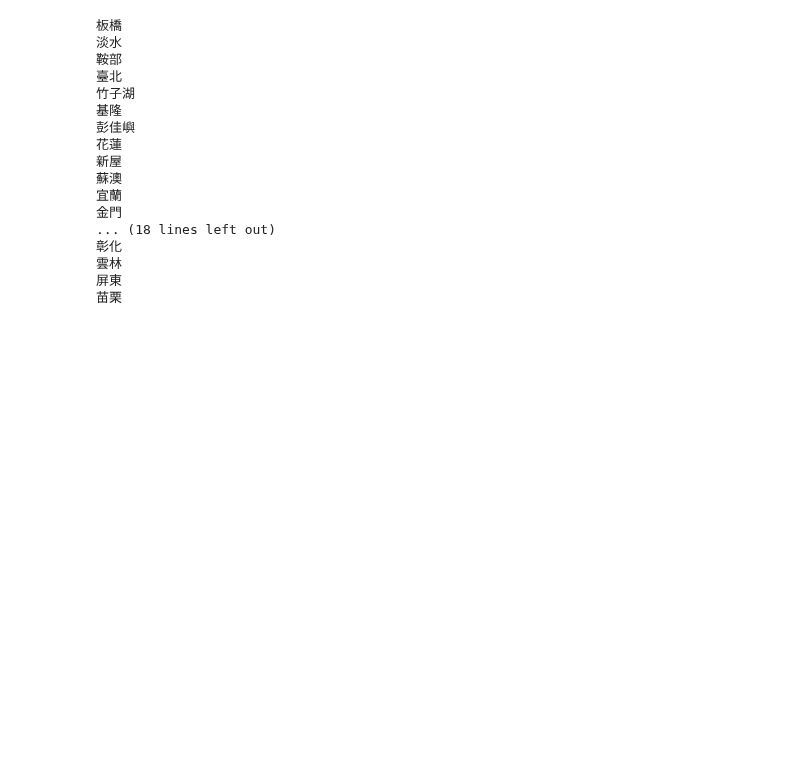
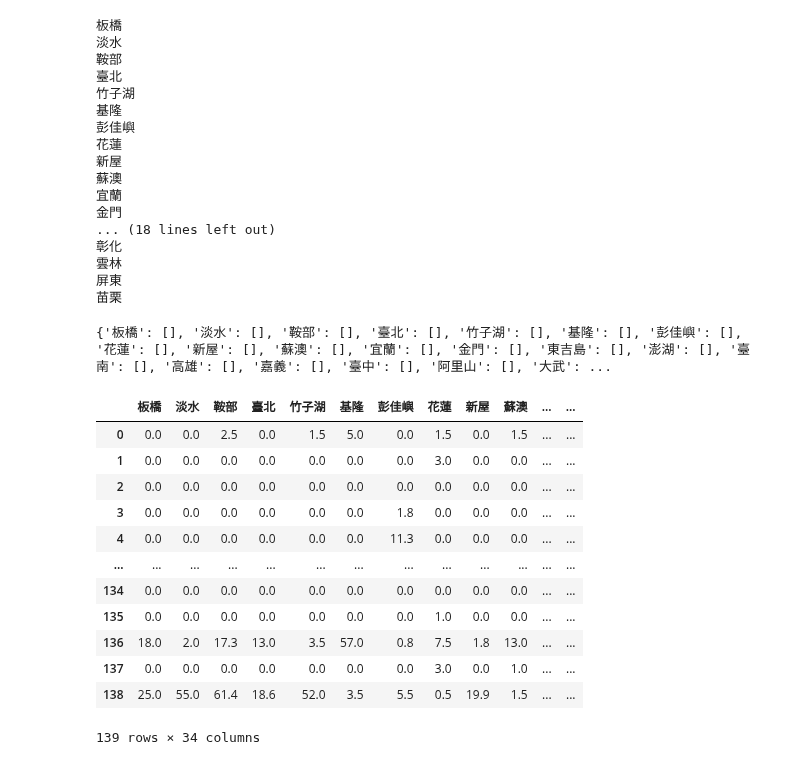
Before and after one commit to jiangsir/PythonBasic, a Jupyter notebook: Pandas基礎用法.ipynb, the cells around one changed output. Drawn from its saved outputs; the diff is of its cells as text; code cells hidden in the pictures; blank space fills up the shorter version.

```diff
--- a/Pandas基礎用法.ipynb
+++ b/Pandas基礎用法.ipynb
@@ -964,3 +968,60 @@ for location in locations:
 雲林
 屏東
 苗栗
+# %%
+# C-B0025-001-每日雨量-局屬地面測站每日雨量資料.json
+'''
+將這些站點建立成一個 dict
+'''
+
+import pandas as pd
+import os, json
+
+filename = os.path.join("datas", 'C-B0025-001-每日雨量-局屬地面測站每日雨量資料.json')
+
+with open(filename, 'r', encoding='UTF-8') as f:
+    datas = json.loads(f.read())
+
+locations = datas['cwbdata']['resources']['resource']['data']['surfaceObs']['location']
+dict = {}
+for location in locations:
+    dict[location['station']['stationName']] = []
+
+print(dict)
+# %% [output]
+{'板橋': [], '淡水': [], '鞍部': [], '臺北': [], '竹子湖': [], '基隆': [], '彭佳嶼': [], '花蓮': [], '新屋': [], '蘇澳': [], '宜蘭': [], '金門': [], '東吉島': [], '澎湖': [], '臺南': [], '高雄': [], '嘉義': [], '臺中': [], '阿里山': [], '大武': ...
+# %%
+# C-B0025-001-每日雨量-局屬地面測站每日雨量資料.json
+
+import pandas as pd
+import os, json
+
+filename = os.path.join("datas", 'C-B0025-001-每日雨量-局屬地面測站每日雨量資料.json')
+
+with open(filename, 'r', encoding='UTF-8') as f:
+    datas = json.loads(f.read())
+
+locations = datas['cwbdata']['resources']['resource']['data']['surfaceObs']['location']
+dict = {}
+for location in locations:
+    dict[location['station']['stationName']] = []
+    stationObsTimes = location['stationObsTimes']['stationObsTime']
+    for stationObsTime in stationObsTimes:
+        dict[location['station']['stationName']].append(stationObsTime['weatherElements']['precipitation'])
+
+df = pd.DataFrame(dict)
+display(df)
+# %% [output]
+|  | 板橋 | 淡水 | 鞍部 | 臺北 | 竹子湖 | 基隆 | 彭佳嶼 | 花蓮 | 新屋 | 蘇澳 | ... | ... |
+| 0 | 0.0 | 0.0 | 2.5 | 0.0 | 1.5 | 5.0 | 0.0 | 1.5 | 0.0 | 1.5 | ... | ... |
+| 1 | 0.0 | 0.0 | 0.0 | 0.0 | 0.0 | 0.0 | 0.0 | 3.0 | 0.0 | 0.0 | ... | ... |
+| 2 | 0.0 | 0.0 | 0.0 | 0.0 | 0.0 | 0.0 | 0.0 | 0.0 | 0.0 | 0.0 | ... | ... |
+| 3 | 0.0 | 0.0 | 0.0 | 0.0 | 0.0 | 0.0 | 1.8 | 0.0 | 0.0 | 0.0 | ... | ... |
+| 4 | 0.0 | 0.0 | 0.0 | 0.0 | 0.0 | 0.0 | 11.3 | 0.0 | 0.0 | 0.0 | ... | ... |
+| ... | ... | ... | ... | ... | ... | ... | ... | ... | ... | ... | ... | ... |
+| 134 | 0.0 | 0.0 | 0.0 | 0.0 | 0.0 | 0.0 | 0.0 | 0.0 | 0.0 | 0.0 | ... | ... |
+| 135 | 0.0 | 0.0 | 0.0 | 0.0 | 0.0 | 0.0 | 0.0 | 1.0 | 0.0 | 0.0 | ... | ... |
+| 136 | 18.0 | 2.0 | 17.3 | 13.0 | 3.5 | 57.0 | 0.8 | 7.5 | 1.8 | 13.0 | ... | ... |
+| 137 | 0.0 | 0.0 | 0.0 | 0.0 | 0.0 | 0.0 | 0.0 | 3.0 | 0.0 | 1.0 | ... | ... |
+| 138 | 25.0 | 55.0 | 61.4 | 18.6 | 52.0 | 3.5 | 5.5 | 0.5 | 19.9 | 1.5 | ... | ... |
+139 rows × 34 columns
```
Also changed, not shown: parts of 3 cells of this notebook.
